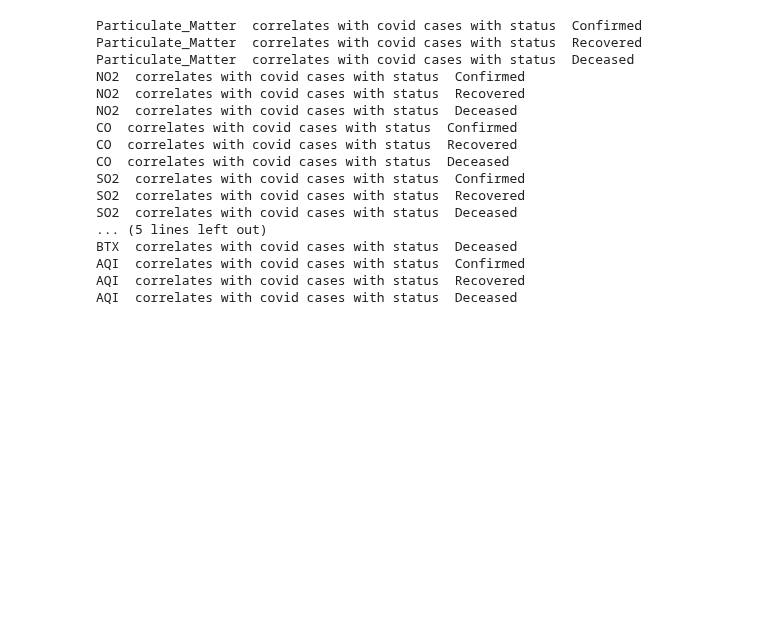
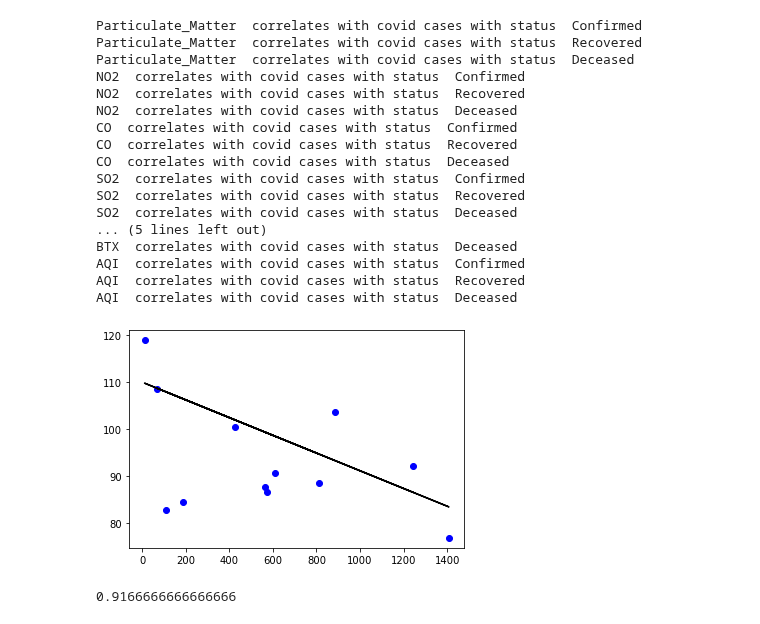
Before and after one commit to SamarthRanjanRay/dsproject, a Jupyter notebook: dsproject1.ipynb, the cells around one changed output. Saved outputs shown, nothing was run; the diff lists cells and outputs as text; code cells hidden in the pictures; blank space fills up the shorter version.

```diff
--- a/dsproject1.ipynb
+++ b/dsproject1.ipynb
@@ -569,3 +560,49 @@ BTX  correlates with covid cases with status  Deceased
 AQI  correlates with covid cases with status  Confirmed
 AQI  correlates with covid cases with status  Recovered
 AQI  correlates with covid cases with status  Deceased
+# %%
+from sklearn.model_selection import train_test_split
+from sklearn.linear_model import LinearRegression
+from sklearn.metrics import accuracy_score
+
+xdata = data[data['Date'] > '2020-03-14'].copy()
+xdata = xdata[xdata['Date'] <= '2020-05-01']
+xdsample = xdata.groupby(['Date'])
+xdsample = xdsample["AQI"].mean().to_frame(name="AQI")
+x1 = xdsample["AQI"].values
+ydata2 = covid[covid['Date_YMD'] > '2020-03-14'].copy()
+ydata2 = ydata2[ydata2['Date_YMD'] <= '2020-05-01']
+x2 = ydata2[ydata2['Status'] == "Confirmed"]['TT'].values
+x2 = x2.reshape(-1,1)
+x_train, x_test, y_train, y_test = train_test_split(x2, x1, test_size = 0.25)
+
+regr = LinearRegression()
+
+regr.fit(x_train, y_train)
+y_pred = regr.predict(x_test)
+plt.scatter(x_test, y_test, color ='b')
+plt.plot(x_test, y_pred, color ='k')
+
+plt.show()
+# %% [output]
+[figure, added]
+# %%
+from sklearn.neighbors import KNeighborsClassifier
+x2 = ydata2.pivot_table(index=['Date'],
+            columns=['Status'], values='TT').fillna(0)
+x2 = x2.reset_index()
+x2 = x2.drop(["Date"], axis =1)
+x2 = x2[covid_status].values
+
+xdsample = xdata[xdata['City']=='Delhi']
+x1 = xdsample["AQI_Bucket"].values
+x_train, x_test, y_train, y_test = train_test_split(x2, x1, test_size = 0.25)
+
+knn = KNeighborsClassifier()
+knn.fit(x_train, y_train)
+predicted = knn.predict(x_test)
+# print(predicted)
+# print(y_test)
+print(accuracy_score(y_test, predicted))
+# %% [output]
+0.9166666666666666
```
Also changed, not shown: parts of 7 cells of this notebook.
